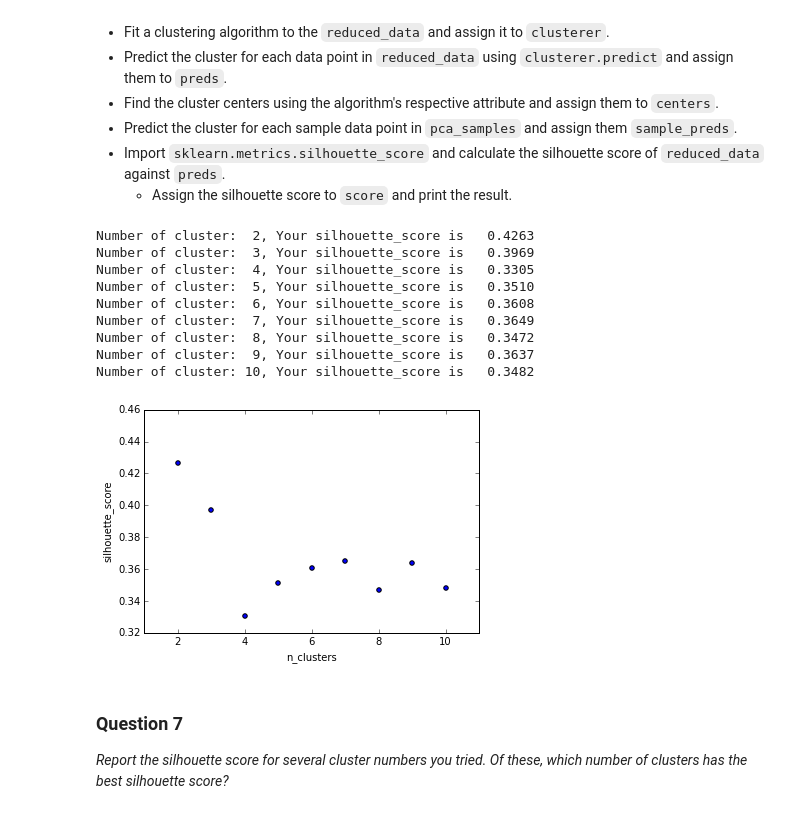
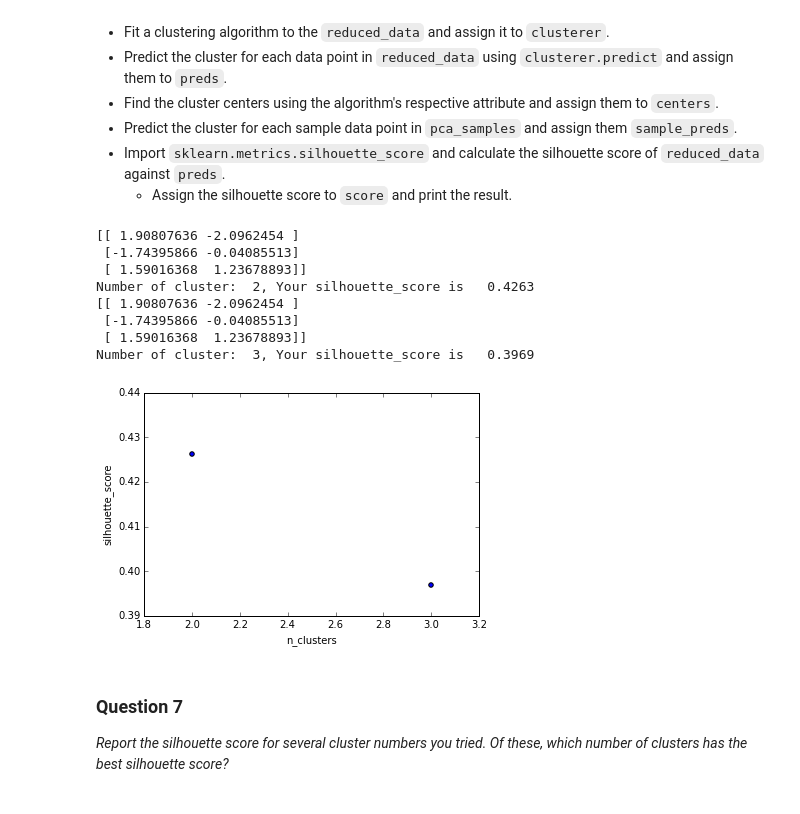
Before and after one commit to snowdj/MLND_customer_segments, a Jupyter notebook: customer_segments.ipynb, the cells around one changed output. Cells and saved outputs as stored; diff of their text form; code cells hidden in the pictures.

```diff
--- a/customer_segments.ipynb
+++ b/customer_segments.ipynb
@@ -421,40 +421,42 @@ In the code block below, you will need to implement the following:
 # %%
 from sklearn.cluster import KMeans
 from sklearn.metrics import silhouette_score
 import matplotlib.pyplot as plt
 
-for num_of_clusters in range(2,11):
-    #print num_of_clusters
+def kmeans_silhouette_score(num_of_clusters):
     # TODO: Apply your clustering algorithm of choice to the reduced data
     clusterer = KMeans(n_clusters=num_of_clusters, random_state=123).fit(reduced_data)
 
     # TODO: Predict the cluster for each data point
     preds = clusterer.predict(reduced_data)
 
     # TODO: Find the cluster centers
     centers = clusterer.cluster_centers_
 
     # TODO: Predict the cluster for each transformed sample data point
     sample_preds = clusterer.predict(pca_samples)
 
     # TODO: Calculate the mean silhouette coefficient for the number of clusters chosen
     score = silhouette_score(reduced_data, preds)
+    return score, preds, centers
+
+for num_of_clusters in range(2,4):
+    score, _, _  = kmeans_silhouette_score(num_of_clusters)
     print "Number of cluster: {:2.0f}, Your silhouette_score is {:8.4f}".format(num_of_clusters, score)
     plt.scatter(num_of_clusters, score)
 plt.xlabel('n_clusters')
 plt.ylabel('silhouette_score')
 plt.show()
 # %% [output]
+[[ 1.90807636 -2.0962454 ]
+ [-1.74395866 -0.04085513]
+ [ 1.59016368  1.23678893]]
 Number of cluster:  2, Your silhouette_score is   0.4263
+[[ 1.90807636 -2.0962454 ]
+ [-1.74395866 -0.04085513]
+ [ 1.59016368  1.23678893]]
 Number of cluster:  3, Your silhouette_score is   0.3969
-Number of cluster:  4, Your silhouette_score is   0.3305
-Number of cluster:  5, Your silhouette_score is   0.3510
-Number of cluster:  6, Your silhouette_score is   0.3608
-Number of cluster:  7, Your silhouette_score is   0.3649
-Number of cluster:  8, Your silhouette_score is   0.3472
-Number of cluster:  9, Your silhouette_score is   0.3637
-Number of cluster: 10, Your silhouette_score is   0.3482
-[figure, old version]
+[figure, new version]
 # %% [markdown]
 ### Question 7
 *Report the silhouette score for several cluster numbers you tried. Of these, which number of clusters has the best silhouette score?*
```
Also changed, not shown: parts of 1 cell of this notebook.
